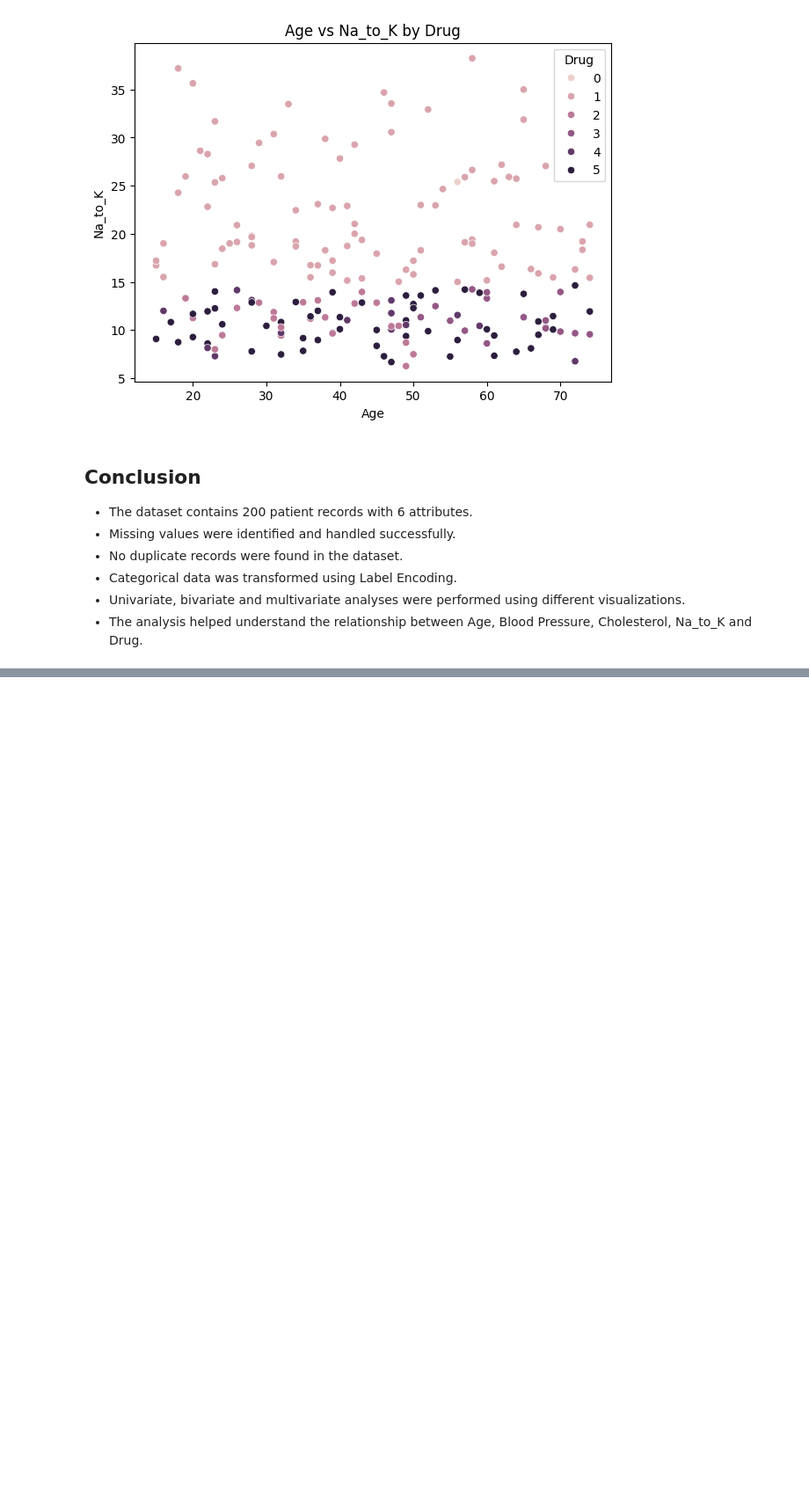
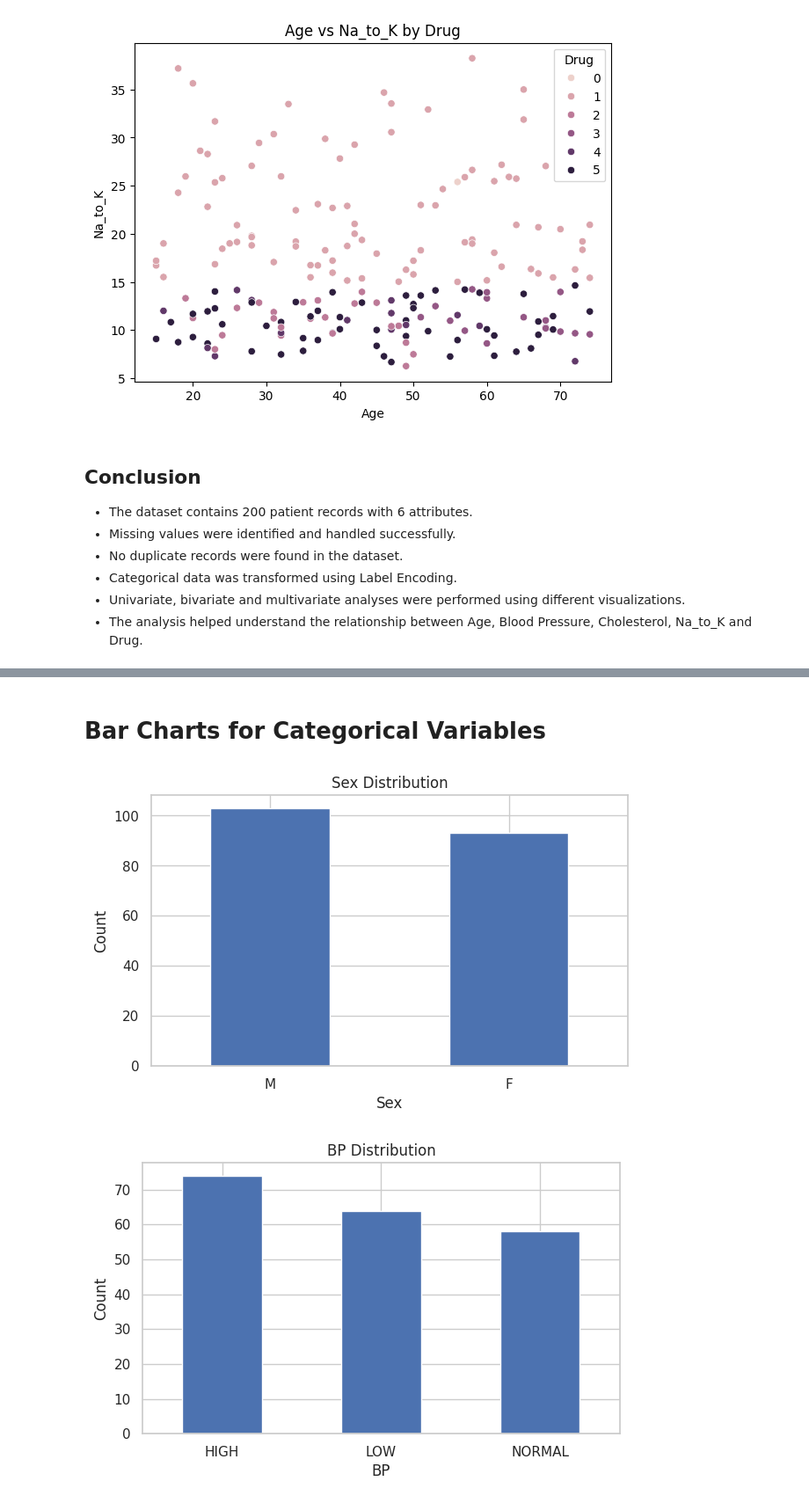
Before and after one commit to Krrish2708/Krish-Tewatia, a Jupyter notebook: EDA.ipynb, the cells around one changed output, grey strips where cells are left out. Shown at 88% size. Saved outputs shown, nothing was run; the diff lists cells and outputs as text; code cells hidden in the pictures; blank space fills up the shorter version.

```diff
--- a/EDA.ipynb
+++ b/EDA.ipynb
@@ -248,0 +461,6 @@ plt.show()
+# %%
+cat_cols = ["Sex", "BP", "Cholesterol", "Drug"]
+
+for col in cat_cols:
+    print("\n", col)
+    print(df[col].value_counts())
@@ -248,0 +485,14 @@ plt.show()
+# %% [markdown]
+# Bar Charts for Categorical Variables
+# %%
+for col in cat_cols:
+    plt.figure(figsize=(7, 4))
+    df[col].value_counts().plot(kind="bar")
+    plt.title(f"{col} Distribution")
+    plt.xlabel(col)
+    plt.ylabel("Count")
+    plt.xticks(rotation=0)
+    plt.show()
+# %% [output]
+[figure, added]
+[figure, added]
```
Also changed, not shown: parts of 75 cells of this notebook.
